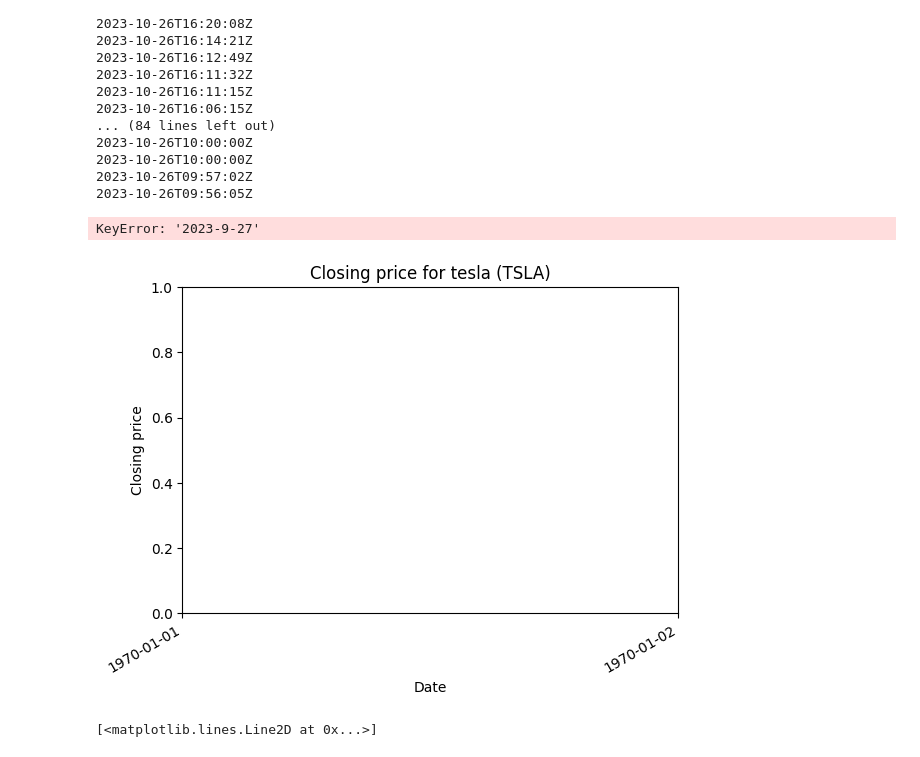
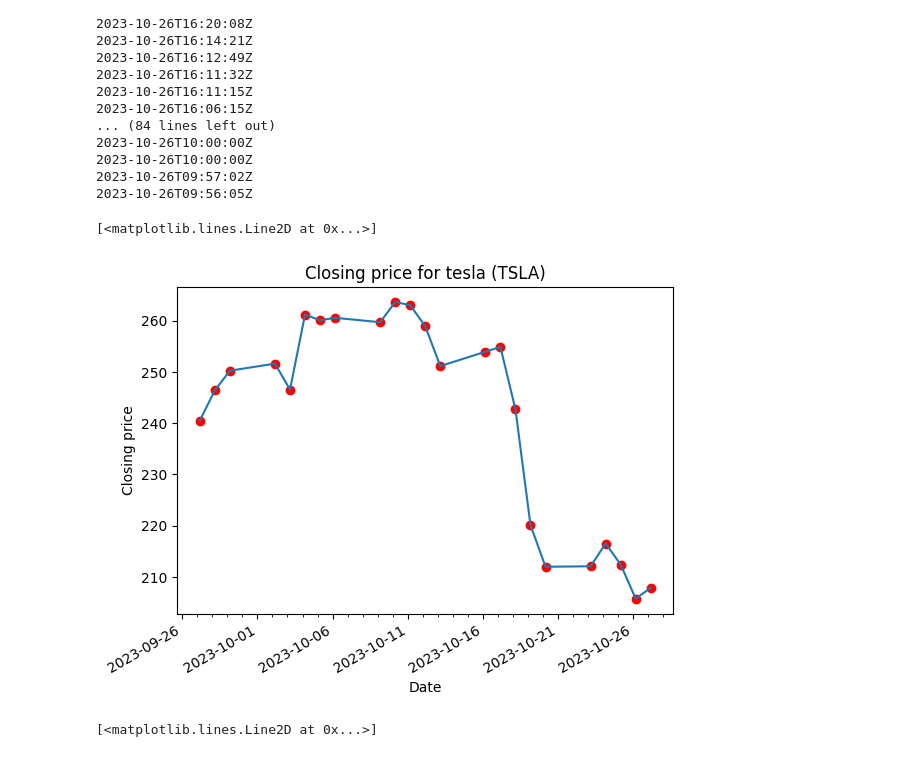
Before and after one commit to gracjaan/StockAnalyzer, a Jupyter notebook: news_analysis.ipynb, the cells around one changed output. Cells and saved outputs as stored; diff of their text form; code cells hidden in the pictures.

Commit message:
feat: make a plot

```diff
--- a/news_analysis.ipynb
+++ b/news_analysis.ipynb
@@ -124,38 +124,38 @@ import matplotlib.dates as mdates
 closing = price_history.get('Close')
 
 fig, ax = plt.subplots()
 
 x = closing.index.to_pydatetime()
 y = closing
 
 ax.set_title(f'Closing price for {COMPANY} ({SYMBOL})')
 
 ax.set_xlabel('Date')
 ax.xaxis.set_major_locator(mdates.DayLocator(interval=5))
 ax.xaxis.set_minor_locator(mdates.DayLocator(interval=1))
 
 ax.xaxis.set_major_formatter(mdates.DateFormatter('%Y-%m-%d'))
 fig.autofmt_xdate()
 
 
 ax.set_ylabel('Closing price')
 # ax.plot(x, y)
 
 for date in x:
   price = closing[date]
 
   d = f'{date.year}-{date.month}-{date.day}'
 
-  print(sentiment_per_day[d])
+  # color = 'green' if sentiment_per_day[d] == 'positive' else 'red'
 
-  color = 'green' if sentiment_per_day[d] == 'positive' else 'red'
+  # TODO: decide the color
 
-  ax.scatter(date, price, color=color)
+  ax.scatter(date, price, color='red')
 
 ax.plot(x, y)
 # %% [output]
-KeyError: '2023-9-27'
+[<matplotlib.lines.Line2D at 0x...>]
-[figure, old version]
+[figure, new version]
 # %%
 # from numpy.random import randint
 
```
